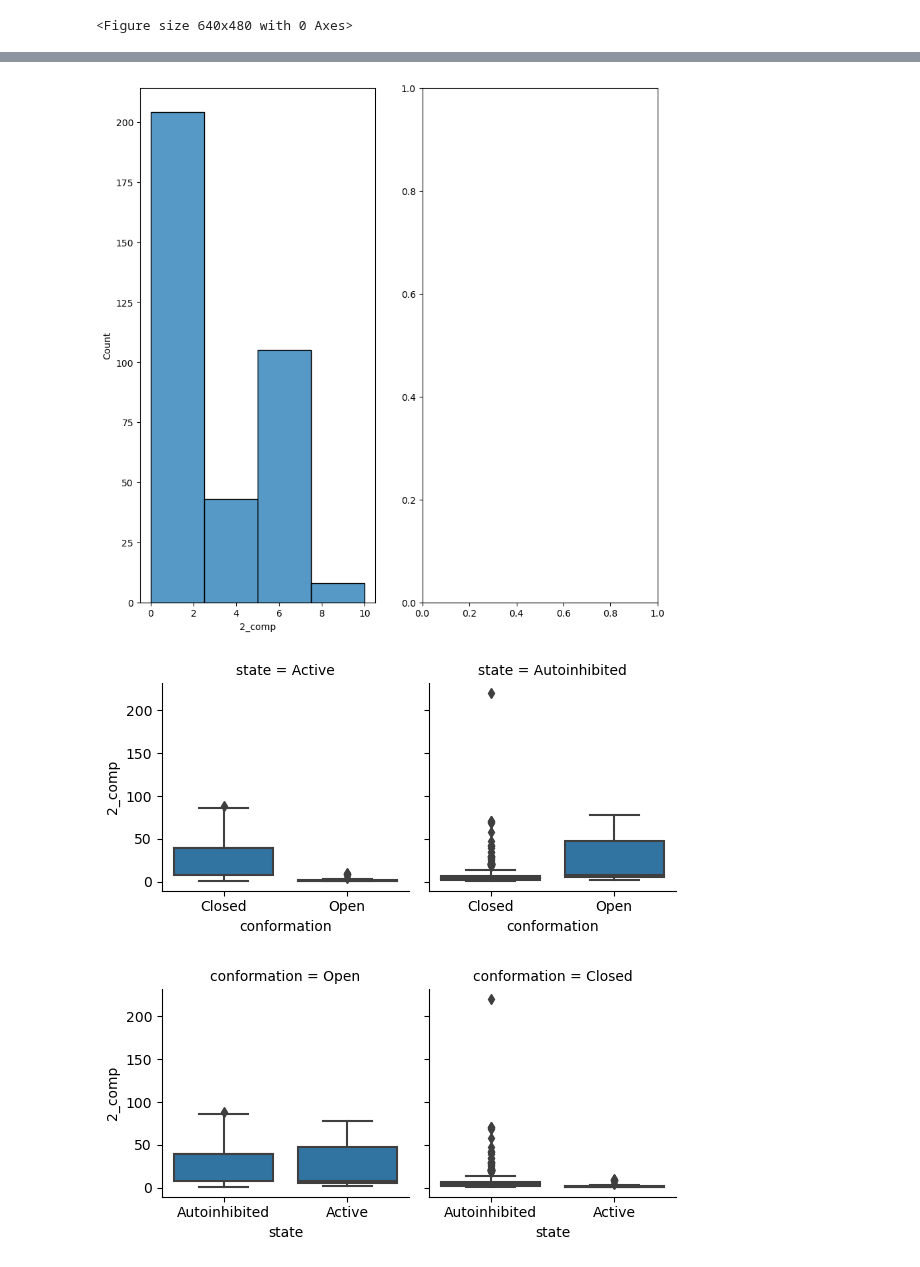
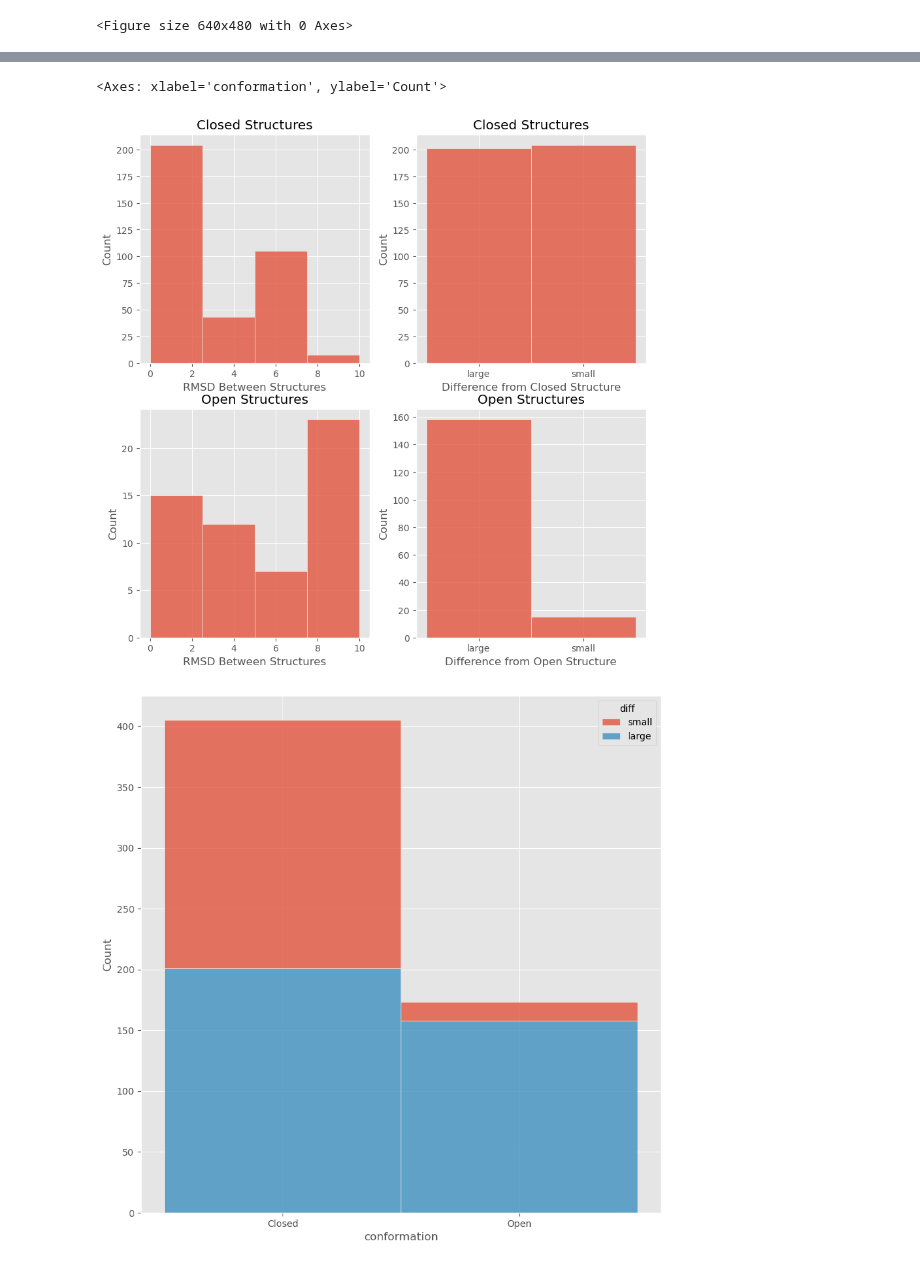
Before and after one commit to jpigles/alphafold-rmsd, a Jupyter notebook: categorization.ipynb, the cells around one changed output, grey strips where cells are left out. Saved outputs shown, nothing was run; the diff lists cells and outputs as text; code cells hidden in the pictures.

Commit message:
Updated visualizations

```diff
--- a/categorization.ipynb
+++ b/categorization.ipynb
@@ -8,6 +8,8 @@ import numpy as np
 import scipy as sp
 import json
 import sys
+# %%
+plt.style.use('ggplot')
 # %%
 '''
 Determining the species distribution for our proteins.
@@ -35,20 +37,36 @@ df_open = df[df['conformation'] == 'Open']
 df_closed = df[df['conformation'] == 'Closed']
 
 # Annotate whether structure is within 2.5 A of the closed structured
+df_closed['diff'] = ['small' if x <= 2.5 else 'large' for x in df_closed['2_comp']]
+df_closed['diff'] = df_closed['diff'].astype('category')
 
 # Annotate whether structure is greater than 2.5 A from the open structure
-fig, axes = plt.subplots(1, 2, figsize=(10, 10))
-sns.histplot(data=df_closed, x='2_comp', ax=axes[0], binrange=(0, 10), bins=4)
+df_open['diff'] = ['small' if x <= 2.5 else 'large' for x in df_open['2_comp']]
+df_open['diff'] = df_open['diff'].astype('category')
 
-g4 = sns.FacetGrid(data=df, col='state')
-g4.map(sns.boxplot, 'conformation', '2_comp')
+df_full = pd.concat([df_closed, df_open])
 
-g5 = sns.FacetGrid(data=df, col='conformation')
-g5.map(sns.boxplot, 'state', '2_comp')
+fig, axes = plt.subplots(2, 2, figsize=(10, 10))
+sns.histplot(data=df_closed, x='2_comp', ax=axes[0][0], binrange=(0, 10), bins=4)
+axes[0][0].set_title('Closed Structures')
+axes[0][0].set_xlabel('RMSD Between Structures')
 
-fig, axes = plt.subplots(1, 2, figsize=(10, 10), sharey=True)
+# Plot the counts of small and large differences for the closed structures
+sns.histplot(data=df_closed, x='diff', ax=axes[0][1])
+axes[0][1].set_title('Closed Structures')
+axes[0][1].set_xlabel('Difference from Closed Structure')
 
-sns.boxplot(ax=axes[0], data=df, x='state', y='2_comp')
+sns.histplot(data=df_open, x='2_comp', ax=axes[1][0], binrange=(0, 10), bins=4)
+axes[1][0].set_title('Open Structures')
+axes[1][0].set_xlabel('RMSD Between Structures')
 
-sns.boxplot(ax=axes[1], data=df, x='conformation', y='2_comp')
+# Plot the counts of small and large differences for the open structures
+sns.histplot(data=df_open, x='diff', ax=axes[1][1])
+axes[1][1].set_title('Open Structures')
+axes[1][1].set_xlabel('Difference from Open Structure')
+
+
+# Plot for count for the full dataframe
+fig, axes = plt.subplots(1, 1, figsize=(10, 10))
+sns.histplot(data=df_full, x='conformation', hue='diff', multiple='stack', hue_order = ['small', 'large'], ax=axes)
 # %% [output]
@@ -56,3 +93,3 @@ sns.boxplot(ax=axes[1], data=df, x='conformation', y='2_comp')
+<Axes: xlabel='conformation', ylabel='Count'>
-[figure, old version]
+[figure, new version]
-[figure, old version]
+[figure, new version]
-[figure, removed]
```
Also changed, not shown: parts of 2 cells of this notebook, 8 other files.
